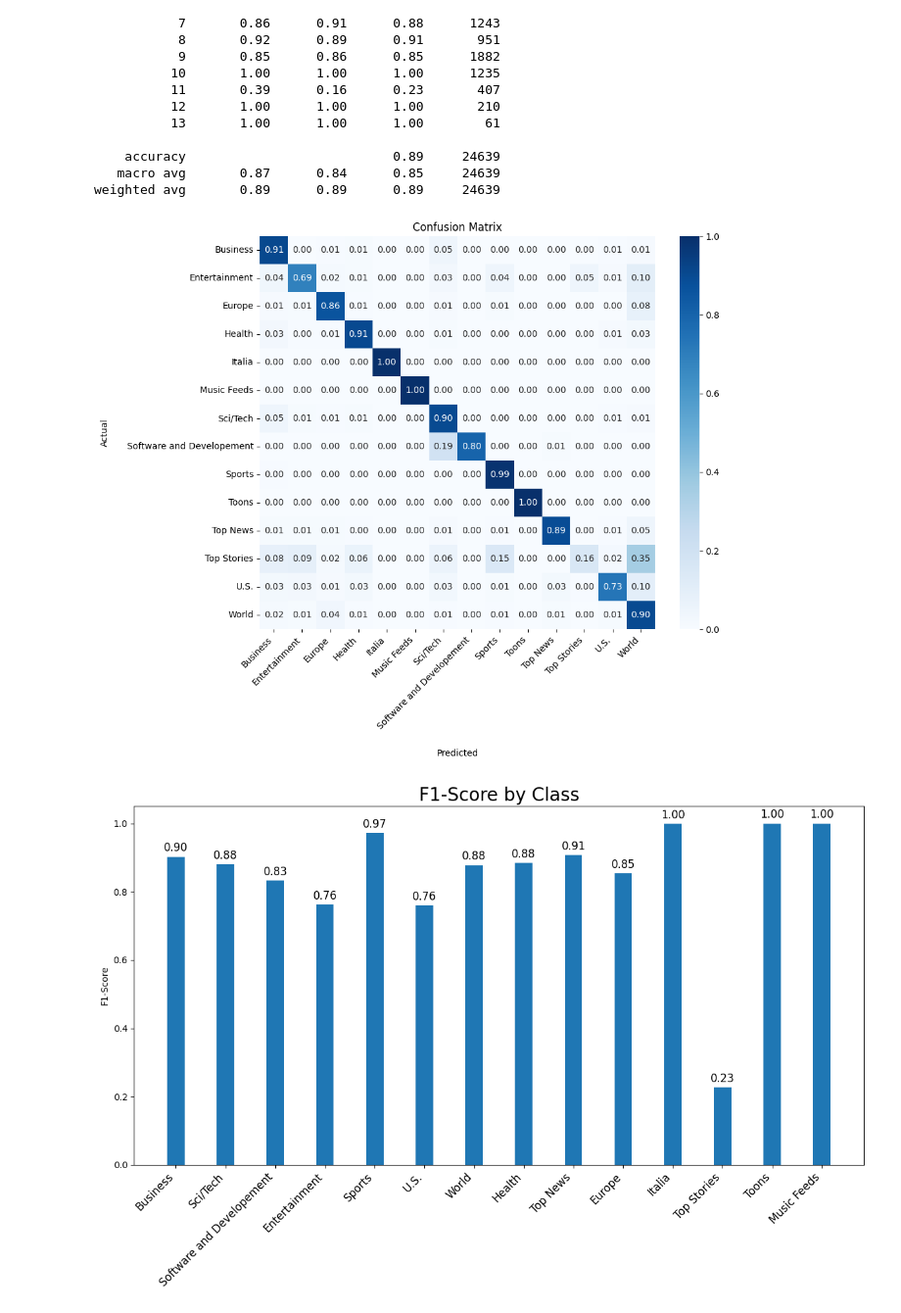
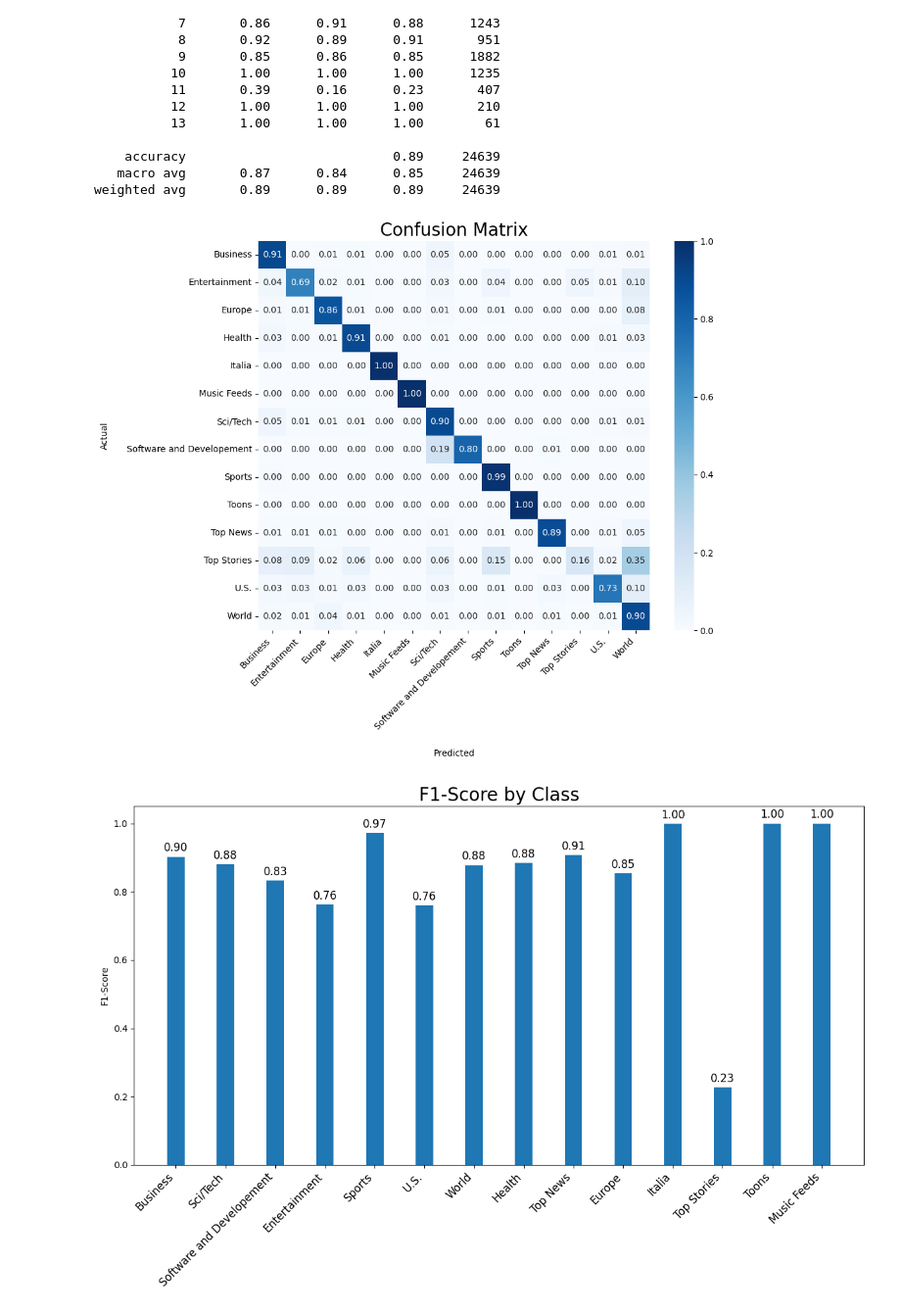
Before and after one commit to Velkymoss/AGs-Corpus-of-News-Articles, a Jupyter notebook: analysis.ipynb, the cells around one changed output. Shown at 98% size. Cells and saved outputs as stored; diff of their text form; code cells hidden in the pictures.

```diff
--- a/analysis.ipynb
+++ b/analysis.ipynb
@@ -65,32 +65,32 @@ weighted avg       0.89      0.89      0.89     24639
 # %%
 # Convert numerical labels to string labels
 y_true_labels = [idx2lbl[label] for label in y_true]
 y_pred_labels = [idx2lbl[label] for label in y_pred]
 
 # Get unique classes
 classes = np.unique(list(idx2lbl.values()))
 
 # Confusion Matrix
 conf_mat = confusion_matrix(y_true_labels, y_pred_labels)
 conf_mat_normalized = conf_mat.astype('float') / conf_mat.sum(axis=1)[:, np.newaxis]
 
 # Plotting Confusion Matrix with Relative Frequencies
 plt.figure(figsize=(10, 8))
 heatmap = sns.heatmap(conf_mat_normalized, annot=True, fmt='.2f', cmap='Blues', xticklabels=classes, yticklabels=classes)
 
 # Rotate x-axis tick labels slightly
 plt.xticks(rotation=45, ha='right')
 
 # Increase padding between axis labels and tick label strings
 heatmap.set_xlabel(heatmap.get_xlabel(), labelpad=20)
 heatmap.set_ylabel(heatmap.get_ylabel(), labelpad=20)
 
 plt.xlabel('Predicted')
 plt.ylabel('Actual')
-plt.title('Confusion Matrix')
+plt.title('Confusion Matrix', fontsize=20)
 plt.show()
 # %% [output]
-[figure, old version]
+[figure, new version]
 # %%
 report = classification_report(y_true, y_pred, output_dict=True)
 # Extract class labels and F1-scores
```
Also changed, not shown: 2 other files.
